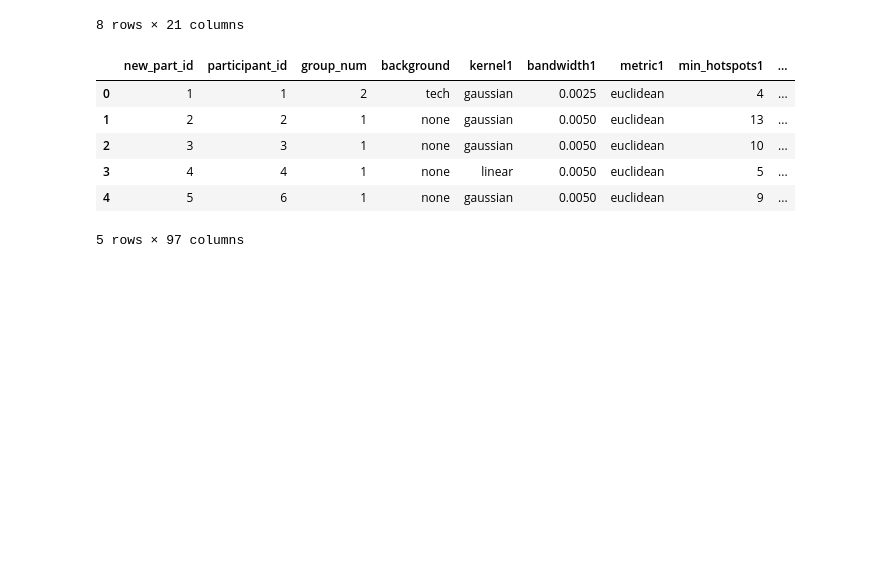
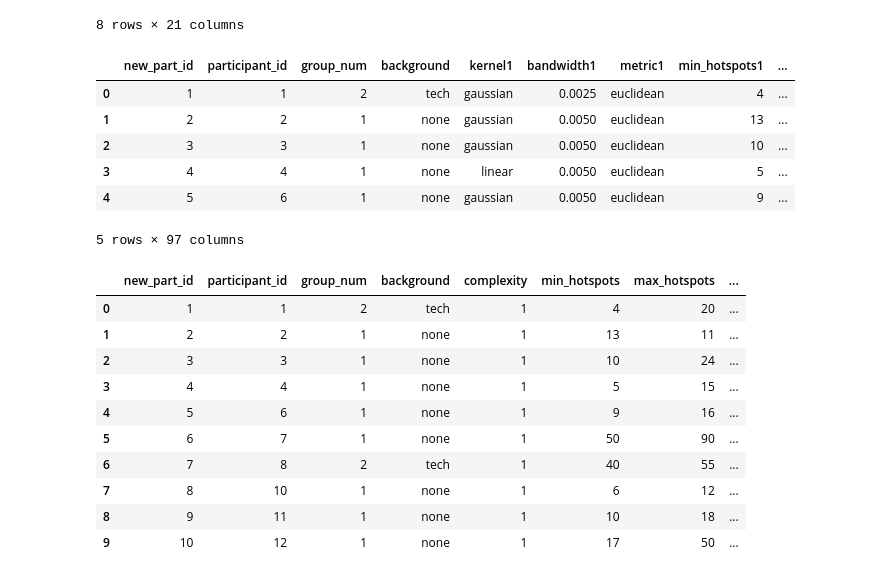
Before and after one commit to marquettecomputationalsocialscience/mkecs-kde, a Jupyter notebook: Analysis/datasetOrganizing.ipynb, the cells around one changed output. Saved outputs shown, nothing was run; the diff lists cells and outputs as text; code cells hidden in the pictures; blank space fills up the shorter version.

```diff
--- a/Analysis/datasetOrganizing.ipynb
+++ b/Analysis/datasetOrganizing.ipynb
@@ -57,0 +60,17 @@ data_g3.to_csv('data/g3.csv', sep='\t')
+# %%
+data['k']=0
+data['b']=0
+data['d']=0
+data.head(10)
+# %% [output]
+|  | new_part_id | participant_id | group_num | background | complexity | min_hotspots | max_hotspots | ... |
+| 0 | 1 | 1 | 2 | tech | 1 | 4 | 20 | ... |
+| 1 | 2 | 2 | 1 | none | 1 | 13 | 11 | ... |
+| 2 | 3 | 3 | 1 | none | 1 | 10 | 24 | ... |
+| 3 | 4 | 4 | 1 | none | 1 | 5 | 15 | ... |
+| 4 | 5 | 6 | 1 | none | 1 | 9 | 16 | ... |
+| 5 | 6 | 7 | 1 | none | 1 | 50 | 90 | ... |
+| 6 | 7 | 8 | 2 | tech | 1 | 40 | 55 | ... |
+| 7 | 8 | 10 | 1 | none | 1 | 6 | 12 | ... |
+| 8 | 9 | 11 | 1 | none | 1 | 10 | 18 | ... |
+| 9 | 10 | 12 | 1 | none | 1 | 17 | 50 | ... |
```
Also changed, not shown: parts of 5 cells of this notebook, 7 other files.
